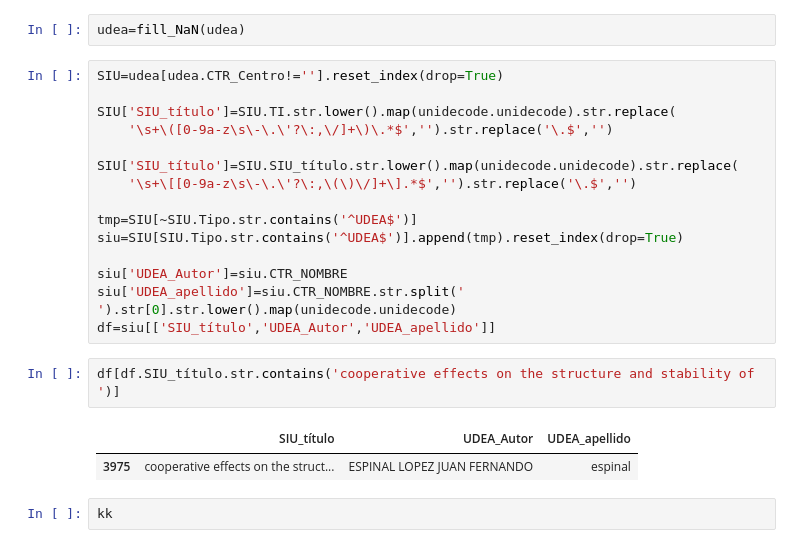
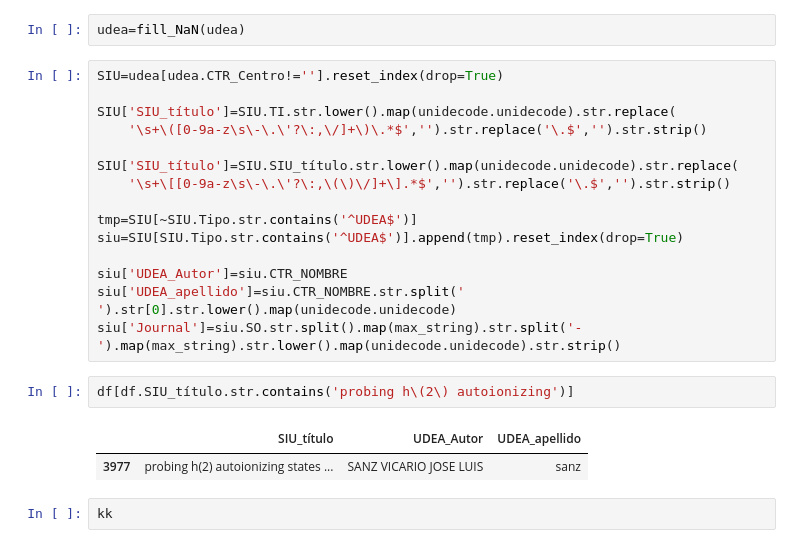
Before and after one commit to restrepo/run_firefox_from_jupyter, a Jupyter notebook: test.ipynb, the cells around one changed output. Drawn from its saved outputs; the diff is of its cells as text.

```diff
--- a/test.ipynb
+++ b/test.ipynb
@@ -100,22 +104,22 @@ udea=fill_NaN(udea)
 SIU=udea[udea.CTR_Centro!=''].reset_index(drop=True)
 
 SIU['SIU_título']=SIU.TI.str.lower().map(unidecode.unidecode).str.replace(
-    '\s+\([0-9a-z\s\-\.\'?\:,\/]+\)\.*$','').str.replace('\.$','')
+    '\s+\([0-9a-z\s\-\.\'?\:,\/]+\)\.*$','').str.replace('\.$','').str.strip()
 
 SIU['SIU_título']=SIU.SIU_título.str.lower().map(unidecode.unidecode).str.replace(
-    '\s+\[[0-9a-z\s\-\.\'?\:,\(\)\/]+\].*$','').str.replace('\.$','')
+    '\s+\[[0-9a-z\s\-\.\'?\:,\(\)\/]+\].*$','').str.replace('\.$','').str.strip()
 
 tmp=SIU[~SIU.Tipo.str.contains('^UDEA$')]
 siu=SIU[SIU.Tipo.str.contains('^UDEA$')].append(tmp).reset_index(drop=True)
 
 siu['UDEA_Autor']=siu.CTR_NOMBRE
 siu['UDEA_apellido']=siu.CTR_NOMBRE.str.split(' ').str[0].str.lower().map(unidecode.unidecode)
-df=siu[['SIU_título','UDEA_Autor','UDEA_apellido']]
+siu['Journal']=siu.SO.str.split().map(max_string).str.split('-').map(max_string).str.lower().map(unidecode.unidecode).str.strip()
 # %%
-df[df.SIU_título.str.contains('cooperative effects on the structure and stability of ')]
+df[df.SIU_título.str.contains('probing h\(2\) autoionizing')]
 # %% [output]
 |  | SIU_título | UDEA_Autor | UDEA_apellido |
-| 3975 | cooperative effects on the struct... | ESPINAL LOPEZ JUAN FERNANDO | espinal |
+| 3977 | probing h(2) autoionizing states ... | SANZ VICARIO JOSE LUIS | sanz |
 # %%
 kk
 # %% [output]
```
Also changed, not shown: parts of 4 cells of this notebook, 1 other file.
